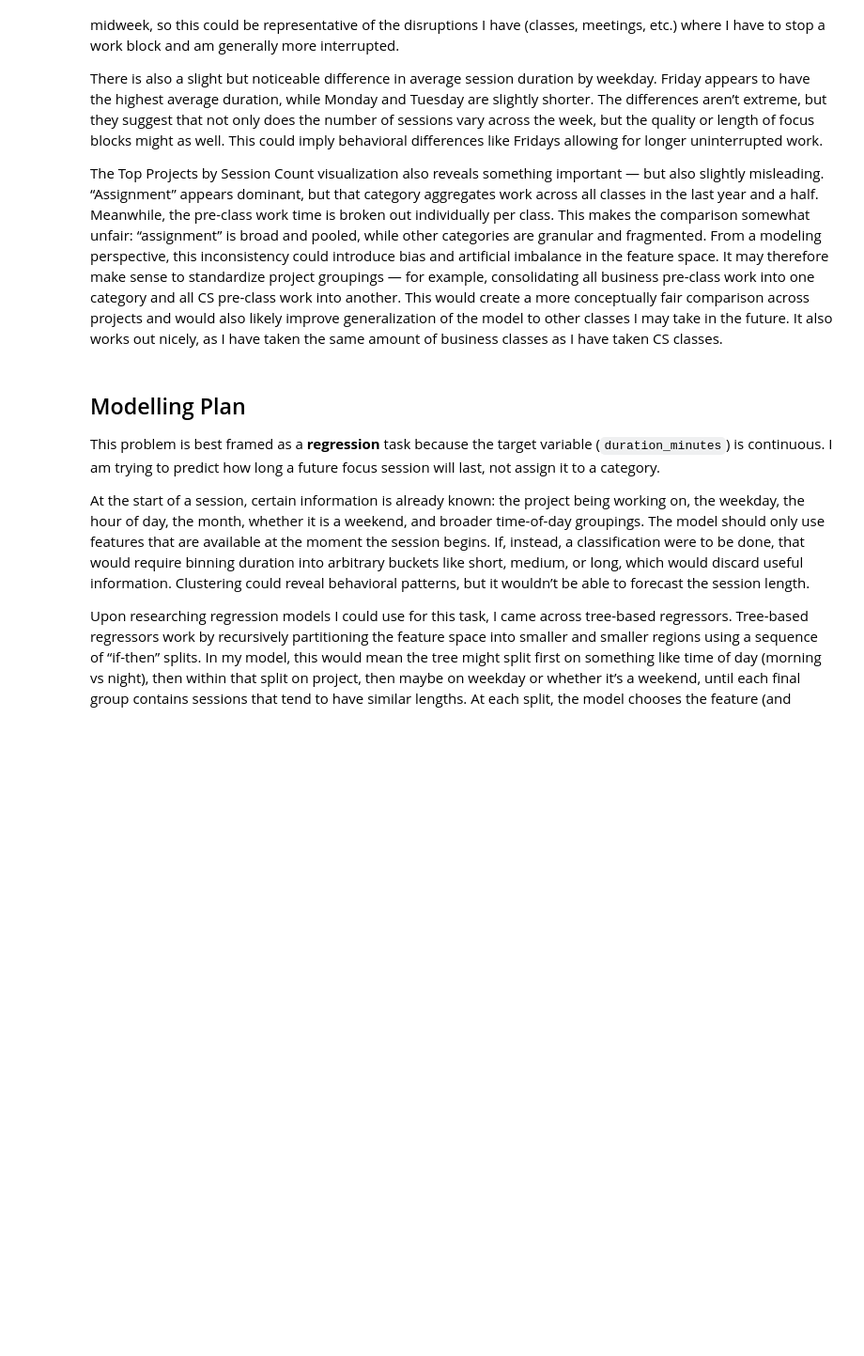
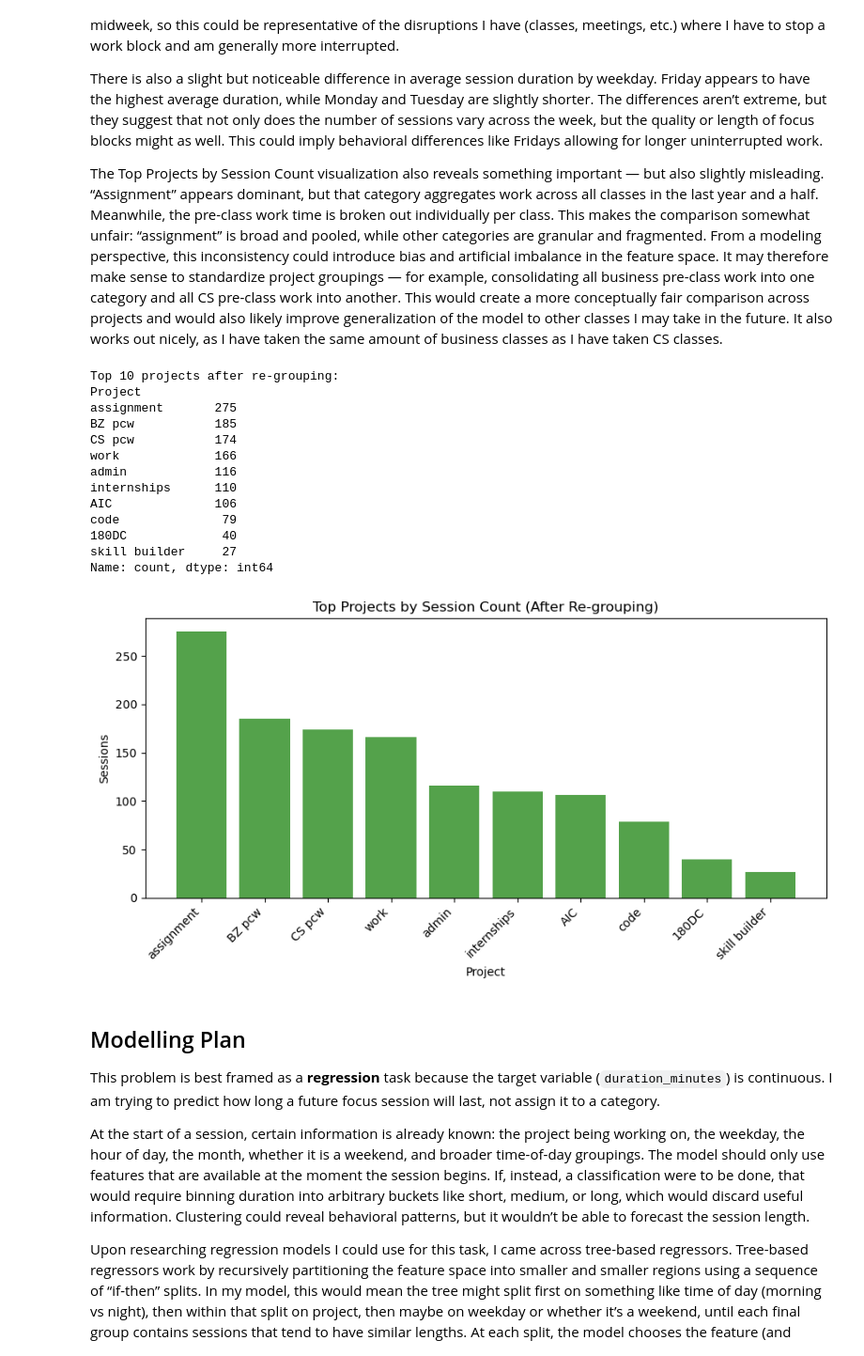
Before and after one commit to ashleeec/CS156-Machine-Learning, a Jupyter notebook: assignment1/assignment1.ipynb, the cells around one changed output. Shown at 94% size. Drawn from its saved outputs; the diff is of its cells as text; code cells hidden in the pictures; blank space fills up the shorter version.

Commit message:
models

```diff
--- a/assignment1/assignment1.ipynb
+++ b/assignment1/assignment1.ipynb
@@ -319,6 +320,45 @@ First, there seems to be a clear structure in the number of sessions per weekday
 There is also a slight but noticeable difference in average session duration by weekday. Friday appears to have the highest average duration, while Monday and Tuesday are slightly shorter. The differences aren’t extreme, but they suggest that not only does the number of sessions vary across the week, but the quality or length of focus blocks might as well. This could imply behavioral differences like Fridays allowing for longer uninterrupted work.
 
 The Top Projects by Session Count visualization also reveals something important — but also slightly misleading. “Assignment” appears dominant, but that category aggregates work across all classes in the last year and a half. Meanwhile, the pre-class work time is broken out individually per class. This makes the comparison somewhat unfair: “assignment” is broad and pooled, while other categories are granular and fragmented. From a modeling perspective, this inconsistency could introduce bias and artificial imbalance in the feature space. It may therefore make sense to standardize project groupings — for example, consolidating all business pre-class work into one category and all CS pre-class work into another. This would create a more conceptually fair comparison across projects and would also likely improve generalization of the model to other classes I may take in the future. It also works out nicely, as I have taken the same amount of business classes as I have taken CS classes.
+# %%
+''' REGROUPING PROJECT TYPES'''
+
+# Re-group pre-class work projects into broader categories
+# This updates the SAME dataframe used by later cells (model_df), so the notebook remains consistent.
+cs_pcw_projects = ['CS111 pcw', 'CS114 pcw', 'CS113 pcw', 'CS110 pcw', 'CS152 pcw', 'CS156 pcw']
+bz_pcw_projects = ['B110 pcw', 'B111 pcw', 'B112 pcw', 'B113 pcw', 'B166 pcw', 'B156 pcw']
+
+model_df.loc[model_df['Project'].isin(cs_pcw_projects), 'Project'] = 'CS pcw'
+model_df.loc[model_df['Project'].isin(bz_pcw_projects), 'Project'] = 'BZ pcw'
+
+print('Top 10 projects after re-grouping:')
+print(model_df['Project'].value_counts().head(10))
+
+# Re-graph top projects by session count using updated model_df
+project_counts = model_df['Project'].value_counts().head(10)
+plt.figure(figsize=(9, 4.8))
+plt.bar(project_counts.index, project_counts.values, color='#54A24B')
+plt.title('Top Projects by Session Count (After Re-grouping)')
+plt.xlabel('Project')
+plt.ylabel('Sessions')
+plt.xticks(rotation=45, ha='right')
+plt.tight_layout()
+plt.show()
+# %% [output]
+Top 10 projects after re-grouping:
+Project
+assignment       275
+BZ pcw           185
+CS pcw           174
+work             166
+admin            116
+internships      110
+AIC              106
+code              79
+180DC             40
+skill builder     27
+Name: count, dtype: int64
+[figure, added]
 # %% [markdown]
 ## Modelling Plan
 
```
Also changed, not shown: parts of 4 cells of this notebook.
